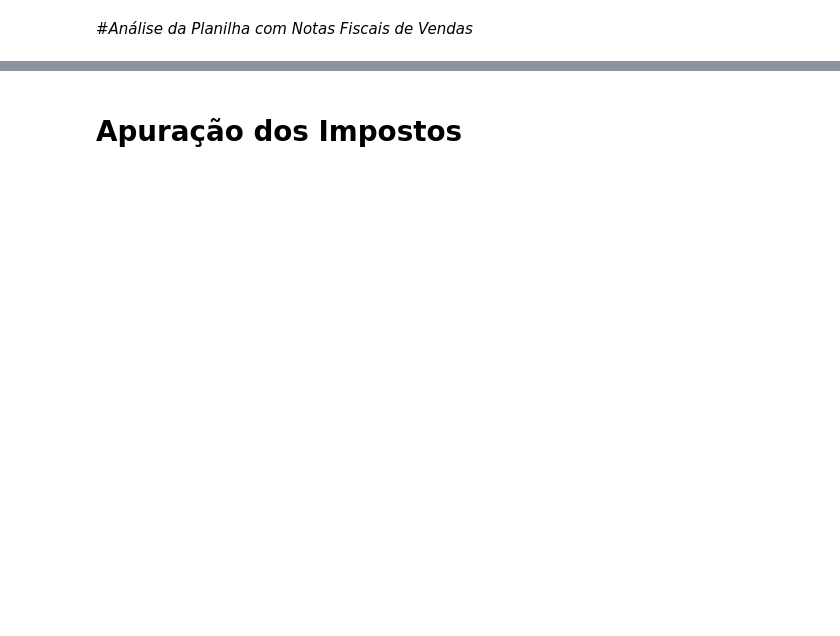
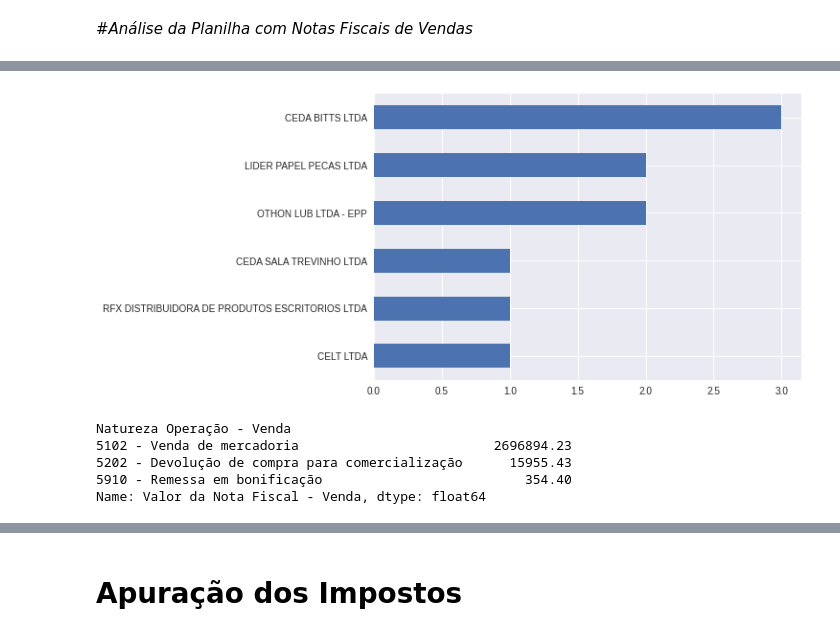
Before and after one commit to NEYRIB/Projeto-dados-com-Python-e-Pandas-DIO, a Jupyter notebook: Projeto_dados_com_Python_e_Pandas_dio.ipynb, the cells around one changed output, grey strips where cells are left out. Saved outputs shown, nothing was run; the diff lists cells and outputs as text; code cells hidden in the pictures; blank space fills up the shorter version.

```diff
--- a/Projeto_dados_com_Python_e_Pandas_dio.ipynb
+++ b/Projeto_dados_com_Python_e_Pandas_dio.ipynb
@@ -354,0 +214,3 @@ plt.ylabel("");
+# %%
+#Criando DataFrame de Vendas
+dfvendas = pd.read_excel("RelatorioNFe-saidas_limpa.xlsx")
@@ -354,0 +252,4 @@ plt.ylabel("");
+# %%
+#Alterando o tipo de dado das colunas Compras
+dfvendas["Nº da Nota - Venda"] = dfvendas["Nº da Nota - Venda"].astype("object")
+dfvendas["Emissão - Venda"] = dfvendas["Emissão - Venda"].astype("datetime64[ns]")
@@ -354,0 +349,16 @@ plt.ylabel("");
+# %%
+#Gráfico de barras horizontais
+#dfvendas["Razão Social Destinatário - Venda"].value_counts(ascending=True).plot.barh();
+dfvendas10 = dfvendas.nlargest(10, "Valor da Nota Fiscal - Venda")
+dfvendas10["Razão Social Destinatário - Venda"].value_counts(ascending=True).plot.barh();
+# %% [output]
+[figure, added]
+# %%
+#Agrupamento Natureza da Operação (importante para apuração dos Créditos dos impostos)
+dfvendas.groupby("Natureza Operação - Venda")["Valor da Nota Fiscal - Venda"].sum()
+# %% [output]
+Natureza Operação - Venda
+5102 - Venda de mercadoria                         2696894.23
+5202 - Devolução de compra para comercialização      15955.43
+5910 - Remessa em bonificação                          354.40
+Name: Valor da Nota Fiscal - Venda, dtype: float64
```
Also changed, not shown: parts of 148 cells of this notebook.
